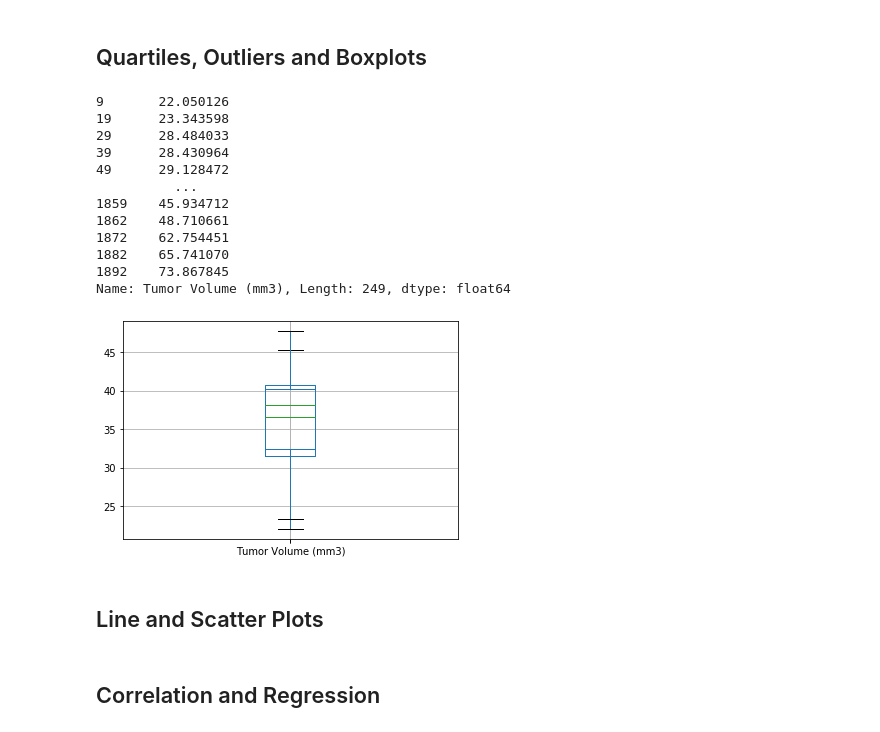
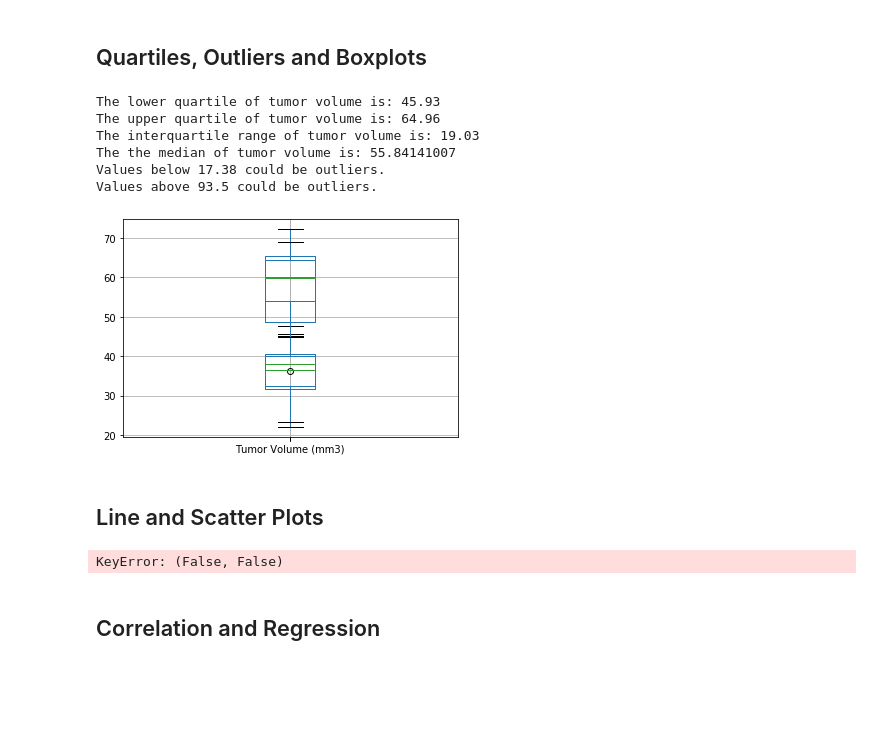
Before and after one commit to ytran29/UCI-IRV-DATA-PT-03-2020-HomeWork, a Jupyter notebook: Matplotbib_Homework/Pymaceuticals/pymaceuticals_starter_draft2.ipynb, the cells around one changed output. Cells and saved outputs as stored; diff of their text form; code cells hidden in the pictures; blank space fills up the shorter version.

```diff
--- a/Matplotbib_Homework/Pymaceuticals/pymaceuticals_starter_draft2.ipynb
+++ b/Matplotbib_Homework/Pymaceuticals/pymaceuticals_starter_draft2.ipynb
@@ -210,35 +210,47 @@ plt.axis("equal")
 # Calculate the final tumor volume of each mouse across four of the most promising treatment regimens. Calculate the IQR and quantitatively determine if there are any potential outliers.
 Clean_data.sort_values(["Tumor Volume (mm3)"], ascending=True)
 tumor_volume = Clean_data['Tumor Volume (mm3)']
-tumor_volume
-#quartiles = Tumor Volume (mm3).quantile([.25,.5,.75])
+quartiles = tumor_volume.quantile([.25,.5,.75])
+lowerq = round(quartiles[0.25],2)
+upperq = round(quartiles[0.75],2)
+iqr = round(upperq-lowerq,2)
+print(f"The lower quartile of tumor volume is: {lowerq}")
+print(f"The upper quartile of tumor volume is: {upperq}")
+print(f"The interquartile range of tumor volume is: {iqr}")
+print(f"The the median of tumor volume is: {quartiles[0.5]} ")
+lower_bound = round(lowerq - (1.5*iqr),2)
+upper_bound = round(upperq + (1.5*iqr),2)
+print(f"Values below {lower_bound} could be outliers.")
+print(f"Values above {upper_bound} could be outliers.")
 #Ramicane_final_tumor_volume = Clean_data[Clean_data['Drug Regimen']=='Ramicane']
 #Capomulin_final_tumor_volume = Clean_data[Clean_data['Drug Regimen']=='Capomulin']
 #Infubinol_final_tumor_volume = Clean_data[Clean_data['Drug Regimen']=='Infubinol']
 #Ceftamin_final_tumor_volume = Clean_data[Clean_data['Drug Regimen']=='Ceftamin']
 # %% [output]
-9       22.050126
-19      23.343598
-29      28.484033
-39      28.430964
-49      29.128472
-          ...
-1859    45.934712
-1862    48.710661
-1872    62.754451
-1882    65.741070
-1892    73.867845
-Name: Tumor Volume (mm3), Length: 249, dtype: float64
+The lower quartile of tumor volume is: 45.93
+The upper quartile of tumor volume is: 64.96
+The interquartile range of tumor volume is: 19.03
+The the median of tumor volume is: 55.84141007
+Values below 17.38 could be outliers.
+Values above 93.5 could be outliers.
 # %%
 # Generate a box plot of the final tumor volume of each mouse across four regimens of interest
-Ramicance_plot = Ramicane_final_tumor_volume.boxplot(['Tumor Volume (mm3)'])
-Capomulin_plot = Capomulin_final_tumor_volume.boxplot(['Tumor Volume (mm3)'])
+Ramicance_plot = Clean_data[Clean_data['Drug Regimen']=='Ramicane'].boxplot(['Tumor Volume (mm3)'])
+Capomulin_plot = Clean_data[Clean_data['Drug Regimen']=='Capomulin'].boxplot(['Tumor Volume (mm3)'])
+Infubinol_plot = Clean_data[Clean_data['Drug Regimen']=='Infubinol'].boxplot(['Tumor Volume (mm3)'])
+Ceftamin_plot = Clean_data[Clean_data['Drug Regimen']=='Ceftamin'].boxplot(['Tumor Volume (mm3)'])
 # %% [output]
-[figure, old version]
+[figure, new version]
 # %% [markdown]
 ## Line and Scatter Plots
 # %%
 # Generate a line plot of time point versus tumor volume for a mouse treated with Capomulin
+Capomulin_treatment = merge_data[merge_data['Drug Regimen'=='Capomulin', 'Mouse ID'=='s185']]
+#Time_point = Capomulin_treatment['Timepoint'].unique()
+#Tumor_volume = Capomulin_treatment['Tumor Volume (mm3)'].value_counts()
+#Capomulin_treatment, = plt.plot(Time_point, Tumor_volume, color="blue", label="Capomulin Treatment Progress")
+# %% [output]
+KeyError: (False, False)
 # %%
 # Generate a scatter plot of mouse weight versus average tumor volume for the Capomulin regimen
 # %% [markdown]
```
Also changed, not shown: parts of 3 cells of this notebook, 1 other file.
